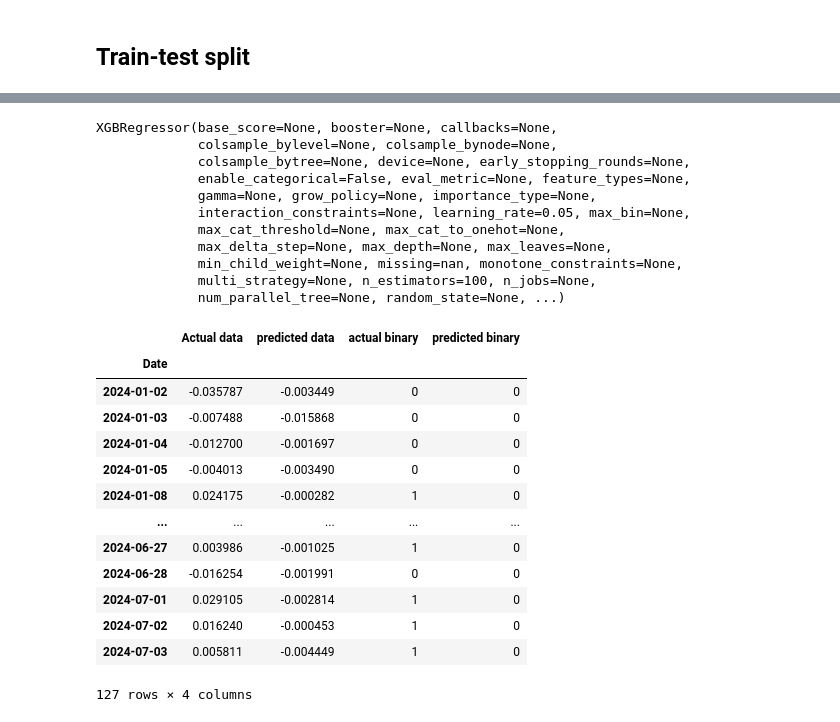
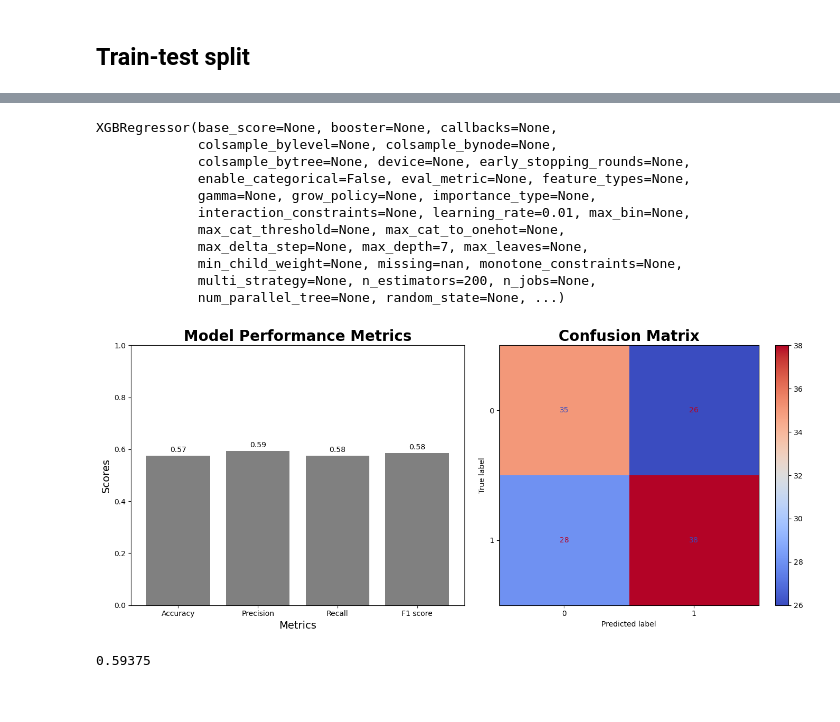
Before and after one commit to Leoyuyuyu/stock_prediction, a Jupyter notebook: notebooks/08-advanced_modelling_XGboost.ipynb, the cells around one changed output, grey strips where cells are left out. Saved outputs shown, nothing was run; the diff lists cells and outputs as text; code cells hidden in the pictures.

Commit message:
21th commit: XGboost second version_with gridsearch

```diff
--- a/notebooks/08-advanced_modelling_XGboost.ipynb
+++ b/notebooks/08-advanced_modelling_XGboost.ipynb
@@ -91,6 +75,8 @@ apple_stock['Lag1'] = apple_stock['Return'].shift(1)
 apple_stock['Lag2'] = apple_stock['Return'].shift(2)
 apple_stock['SMA10'] = apple_stock['Adj Close'].rolling(window=10).mean()
 apple_stock['SMA50'] = apple_stock['Adj Close'].rolling(window=50).mean()
+apple_stock['SMA10'] = apple_stock['SMA10'].shift(1)
+apple_stock['SMA50'] = apple_stock['SMA50'].shift(1)
 apple_stock.dropna(inplace=True)
 # %% [output]
 A value is trying to be set on a copy of a slice from a DataFrame.
@@ -149,10 +118,8 @@ y_test = test[target]
 # %%
 # !pip install xgboost
 # %%
-import xgboost as xgb
-
 # Define the model
-xgb_model = xgb.XGBRegressor(objective='reg:squarederror', n_estimators=100, learning_rate=0.05)
+xgb_model = xgb.XGBRegressor(objective='reg:squarederror', learning_rate=0.01, max_depth=7, n_estimators=200)
 
 # Train the model
 xgb_model.fit(X_train, y_train)
@@ -162,11 +129,11 @@ XGBRegressor(base_score=None, booster=None, callbacks=None,
              colsample_bytree=None, device=None, early_stopping_rounds=None,
              enable_categorical=False, eval_metric=None, feature_types=None,
              gamma=None, grow_policy=None, importance_type=None,
-             interaction_constraints=None, learning_rate=0.05, max_bin=None,
+             interaction_constraints=None, learning_rate=0.01, max_bin=None,
              max_cat_threshold=None, max_cat_to_onehot=None,
-             max_delta_step=None, max_depth=None, max_leaves=None,
+             max_delta_step=None, max_depth=7, max_leaves=None,
              min_child_weight=None, missing=nan, monotone_constraints=None,
-             multi_strategy=None, n_estimators=100, n_jobs=None,
+             multi_strategy=None, n_estimators=200, n_jobs=None,
              num_parallel_tree=None, random_state=None, ...)
 # %%
 y_pred = xgb_model.predict(X_test)
@@ -179,19 +140,14 @@ df_xgboost = pd.DataFrame({
 # %%
+df_xgboost = pd.DataFrame({
+    'Actual data': y_test,
+    'predicted data': y_pred
+}, index=y_test.index)
 df_xgboost['actual binary'] = np.where(df_xgboost['Actual data']>0,1,0)
 df_xgboost['predicted binary'] = np.where(df_xgboost['predicted data']>0,1,0)
-df_xgboost
+
+plot_model_performance(df_xgboost['predicted binary'], df_xgboost['actual binary'])
+precision = precision_score(df_xgboost['actual binary'], df_xgboost['predicted binary'])
+precision
 # %% [output]
-|  | Actual data | predicted data | actual binary | predicted binary |
-| Date |  |  |  |  |
-| 2024-01-02 | -0.035787 | -0.003449 | 0 | 0 |
-| 2024-01-03 | -0.007488 | -0.015868 | 0 | 0 |
-| 2024-01-04 | -0.012700 | -0.001697 | 0 | 0 |
-| 2024-01-05 | -0.004013 | -0.003490 | 0 | 0 |
-| 2024-01-08 | 0.024175 | -0.000282 | 1 | 0 |
-| ... | ... | ... | ... | ... |
-| 2024-06-27 | 0.003986 | -0.001025 | 1 | 0 |
-| 2024-06-28 | -0.016254 | -0.001991 | 0 | 0 |
-| 2024-07-01 | 0.029105 | -0.002814 | 1 | 0 |
-| 2024-07-02 | 0.016240 | -0.000453 | 1 | 0 |
-| 2024-07-03 | 0.005811 | -0.004449 | 1 | 0 |
+[figure, added]
-127 rows × 4 columns
+0.59375
```
Also changed, not shown: parts of 12 cells of this notebook.
